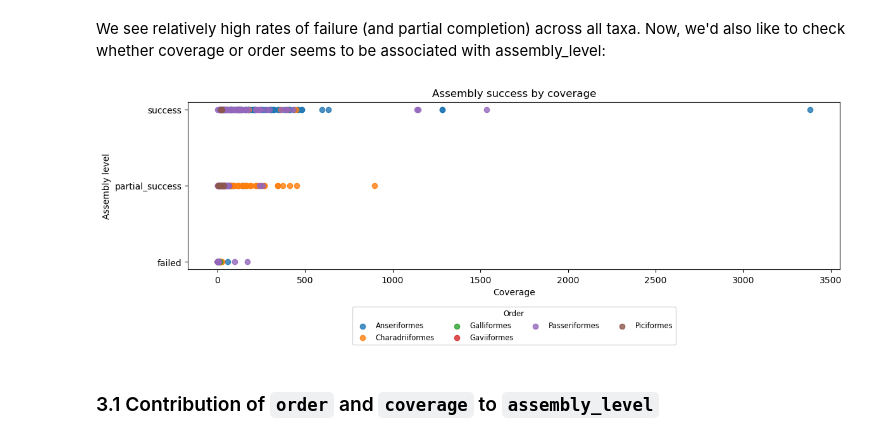
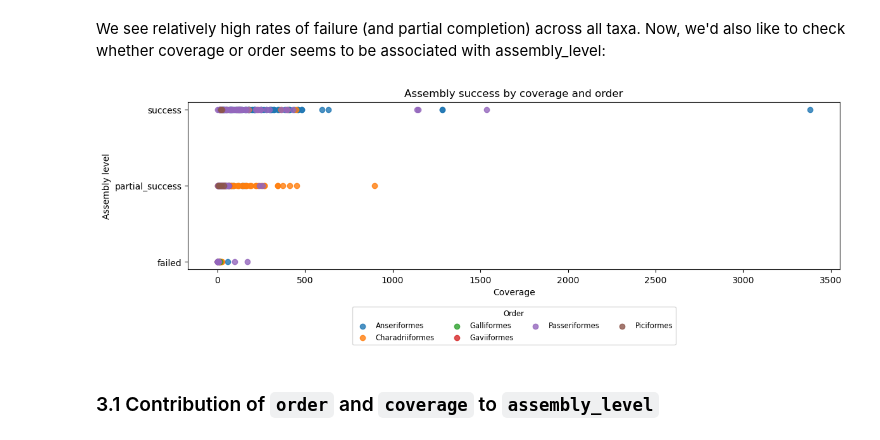
Before and after one commit to BirdmanRidesAgain/beringia_mtDNA, a Jupyter notebook: notebooks/assembly_stats.ipynb, the cells around one changed output. Saved outputs shown, nothing was run; the diff lists cells and outputs as text; code cells hidden in the pictures.

```diff
--- a/notebooks/assembly_stats.ipynb
+++ b/notebooks/assembly_stats.ipynb
@@ -246,29 +257,29 @@ Now, we'd also like to check whether coverage or order seems to be associated wi
 # %%
 # Encode string assembly labels to ordinal integers using the existing level_order.
 y_codes = pd.Categorical(df['assembly_level'], categories=level_order, ordered=True).codes
 valid = y_codes >= 0
 
 plot_df = df.loc[valid, ['coverage', 'order']].copy()
 plot_df['y_code'] = y_codes[valid]
 
 plt.figure(figsize=(12, 4.5))
 for order_name, grp in plot_df.groupby('order'):
     plt.scatter(grp['coverage'], grp['y_code'], label=order_name, alpha=0.8)
-plt.title('Assembly success by coverage')
+plt.title('Assembly success by coverage and order')
 plt.xlabel('Coverage')
 plt.ylabel('Assembly level')
 plt.yticks(range(len(level_order)), level_order)
 plt.legend(
     title='Order',
     loc='upper center',
     bbox_to_anchor=(0.5, -0.2),
     ncol=4,
     fontsize='small',
     title_fontsize='small'
 )
 plt.tight_layout()
 # %% [output]
-[figure, old version]
+[figure, new version]
 # %% [markdown]
 ### 3.1 Contribution of `order` and `coverage` to `assembly_level`
 # %% [markdown]
```
Also changed, not shown: parts of 8 cells of this notebook, 4 other files.
